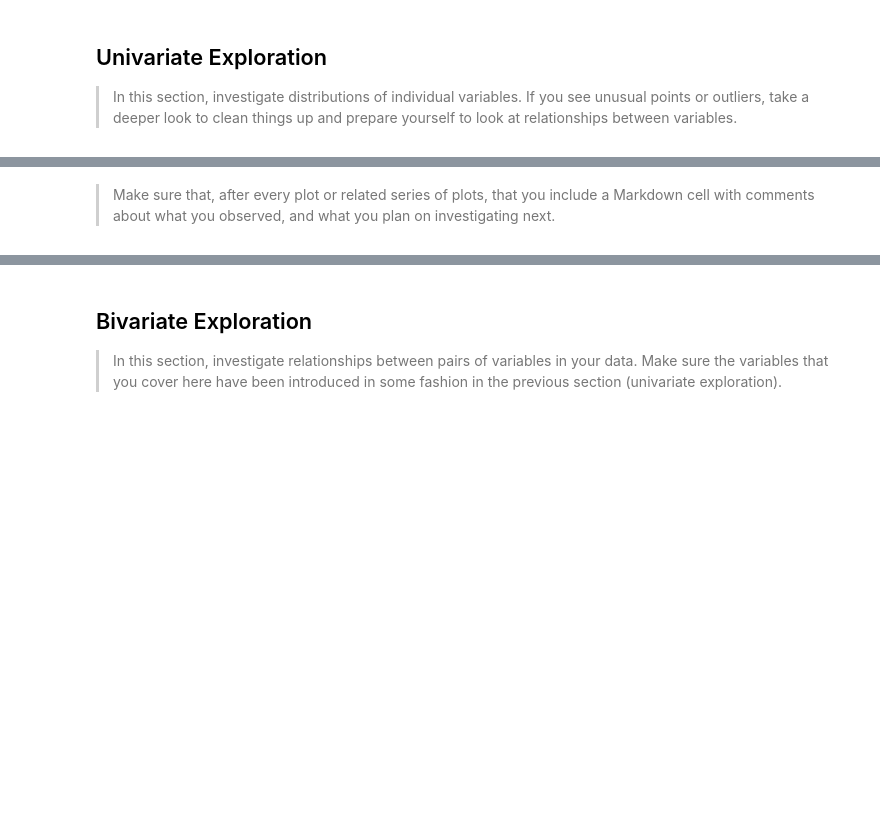
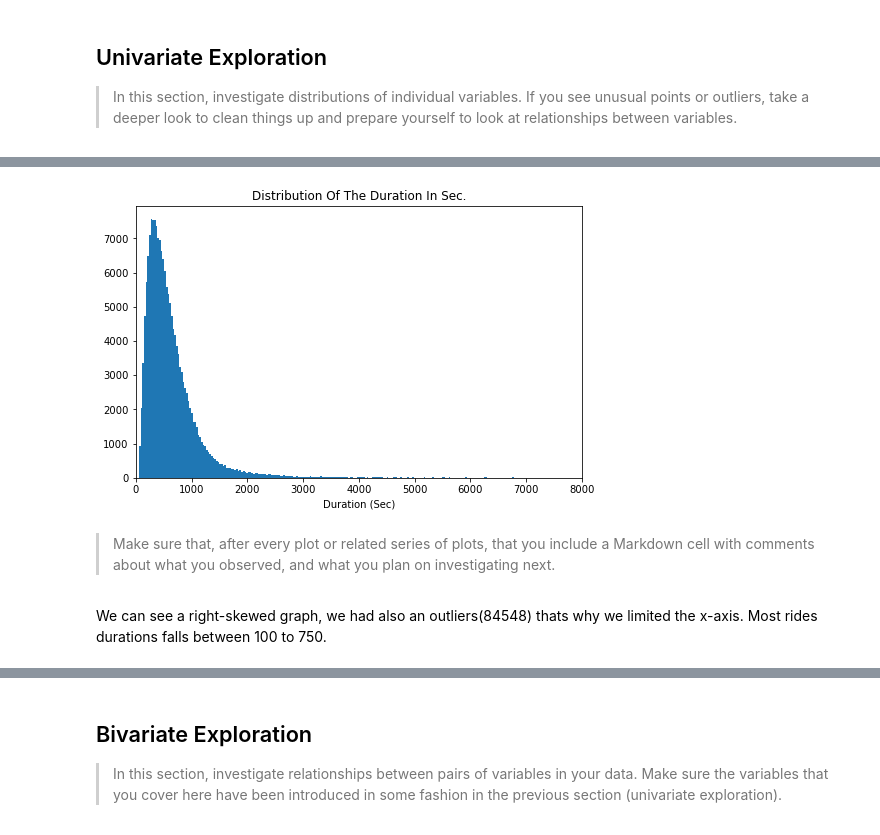
Before and after one commit to AshrafSamir/201902-Fordgobike-Trip-Data-Exploration, a Jupyter notebook: exploration_template.ipynb, the cells around one changed output, grey strips where cells are left out. Saved outputs shown, nothing was run; the diff lists cells and outputs as text; code cells hidden in the pictures; blank space fills up the shorter version.

```diff
--- a/exploration_template.ipynb
+++ b/exploration_template.ipynb
@@ -230,4 +244,20 @@ and prepare yourself to look at relationships between variables.
+# %%
+# start with a standard-scaled plot
+binsize = 30
+bins = np.arange(0, fordgobike['duration_sec'].max()+binsize, binsize)
+
+plt.figure(figsize=[8, 5])
+plt.hist(data = fordgobike, x = 'duration_sec', bins = bins)
+plt.xlim([0,8000])
+plt.xlabel('Duration (Sec)')
+plt.title('Distribution Of The Duration In Sec.')
+
+plt.show()
+# %% [output]
+[figure, added]
 # %% [markdown]
 > Make sure that, after every plot or related series of plots, that you
 include a Markdown cell with comments about what you observed, and what
 you plan on investigating next.
+# %% [markdown]
+We can see a right-skewed graph, we had also an outliers(84548) thats why we limited the x-axis. Most rides durations falls between 100 to 750.
```
Also changed, not shown: parts of 19 cells of this notebook.
